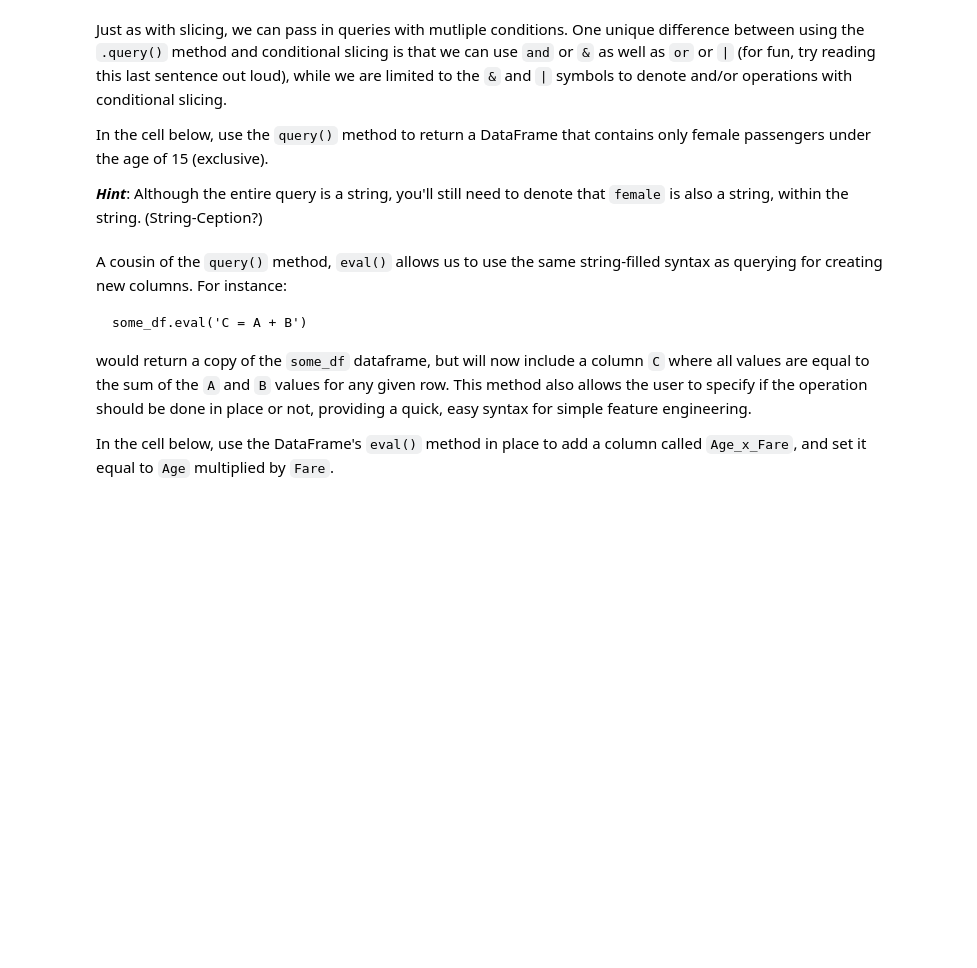
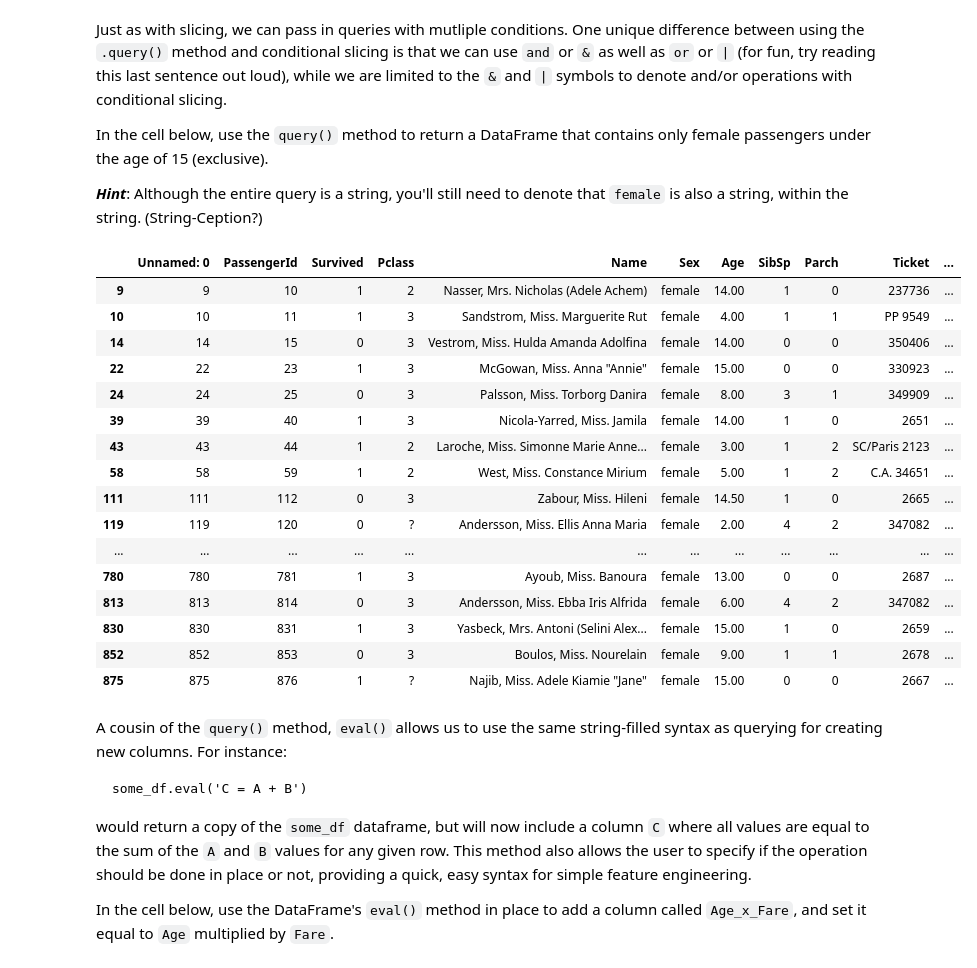
Before and after one commit to adpaz/learn-co, a Jupyter notebook: Section_5/dsc-1-05-17-using-sql-with-pandas-lab-online-ds-sp-000/index.ipynb, the cells around one changed output. Cells and saved outputs as stored; diff of their text form; code cells hidden in the pictures; blank space fills up the shorter version.

```diff
--- a/Section_5/dsc-1-05-17-using-sql-with-pandas-lab-online-ds-sp-000/index.ipynb
+++ b/Section_5/dsc-1-05-17-using-sql-with-pandas-lab-online-ds-sp-000/index.ipynb
@@ -176,3 +198,25 @@ female_children_df = None
+# %%
+female_children_df = df.query("Sex == 'female' and Age <= 15")
+female_children_df
+# female_children_df.head()
+# %% [output]
+|  | Unnamed: 0 | PassengerId | Survived | Pclass | Name | Sex | Age | SibSp | Parch | Ticket | ... |
+| 9 | 9 | 10 | 1 | 2 | Nasser, Mrs. Nicholas (Adele Achem) | female | 14.00 | 1 | 0 | 237736 | ... |
+| 10 | 10 | 11 | 1 | 3 | Sandstrom, Miss. Marguerite Rut | female | 4.00 | 1 | 1 | PP 9549 | ... |
+| 14 | 14 | 15 | 0 | 3 | Vestrom, Miss. Hulda Amanda Adolfina | female | 14.00 | 0 | 0 | 350406 | ... |
+| 22 | 22 | 23 | 1 | 3 | McGowan, Miss. Anna "Annie" | female | 15.00 | 0 | 0 | 330923 | ... |
+| 24 | 24 | 25 | 0 | 3 | Palsson, Miss. Torborg Danira | female | 8.00 | 3 | 1 | 349909 | ... |
+| 39 | 39 | 40 | 1 | 3 | Nicola-Yarred, Miss. Jamila | female | 14.00 | 1 | 0 | 2651 | ... |
+| 43 | 43 | 44 | 1 | 2 | Laroche, Miss. Simonne Marie Anne... | female | 3.00 | 1 | 2 | SC/Paris 2123 | ... |
+| 58 | 58 | 59 | 1 | 2 | West, Miss. Constance Mirium | female | 5.00 | 1 | 2 | C.A. 34651 | ... |
+| 111 | 111 | 112 | 0 | 3 | Zabour, Miss. Hileni | female | 14.50 | 1 | 0 | 2665 | ... |
+| 119 | 119 | 120 | 0 | ? | Andersson, Miss. Ellis Anna Maria | female | 2.00 | 4 | 2 | 347082 | ... |
+| ... | ... | ... | ... | ... | ... | ... | ... | ... | ... | ... | ... |
+| 780 | 780 | 781 | 1 | 3 | Ayoub, Miss. Banoura | female | 13.00 | 0 | 0 | 2687 | ... |
+| 813 | 813 | 814 | 0 | 3 | Andersson, Miss. Ebba Iris Alfrida | female | 6.00 | 4 | 2 | 347082 | ... |
+| 830 | 830 | 831 | 1 | 3 | Yasbeck, Mrs. Antoni (Selini Alex... | female | 15.00 | 1 | 0 | 2659 | ... |
+| 852 | 852 | 853 | 0 | 3 | Boulos, Miss. Nourelain | female | 9.00 | 1 | 1 | 2678 | ... |
+| 875 | 875 | 876 | 1 | ? | Najib, Miss. Adele Kiamie "Jane" | female | 15.00 | 0 | 0 | 2667 | ... |
 # %% [markdown]
 A cousin of the `query()` method, `eval()` allows us to use the same string-filled syntax as querying for creating new columns.  For instance:
 
```
Also changed, not shown: parts of 17 cells of this notebook.
